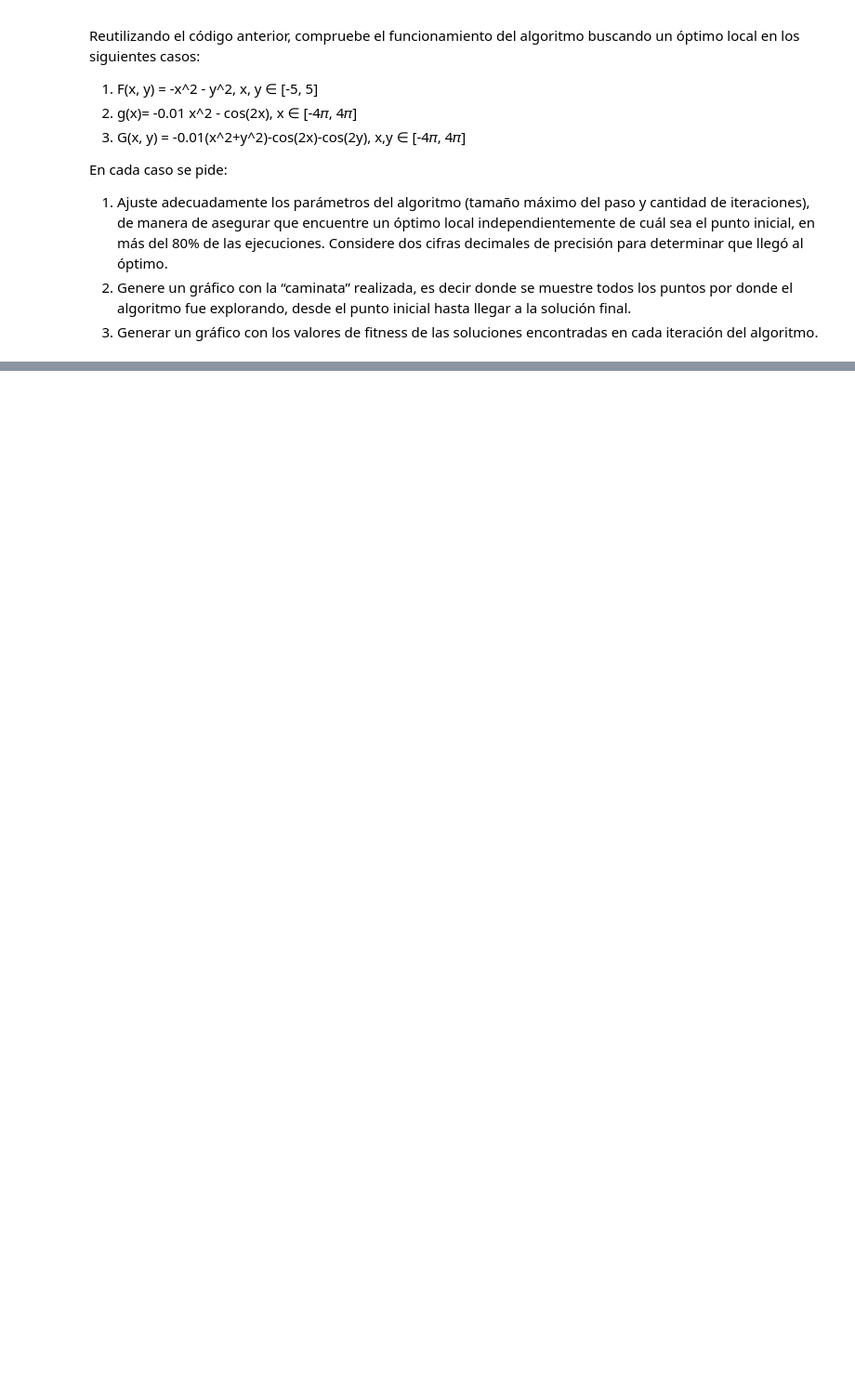
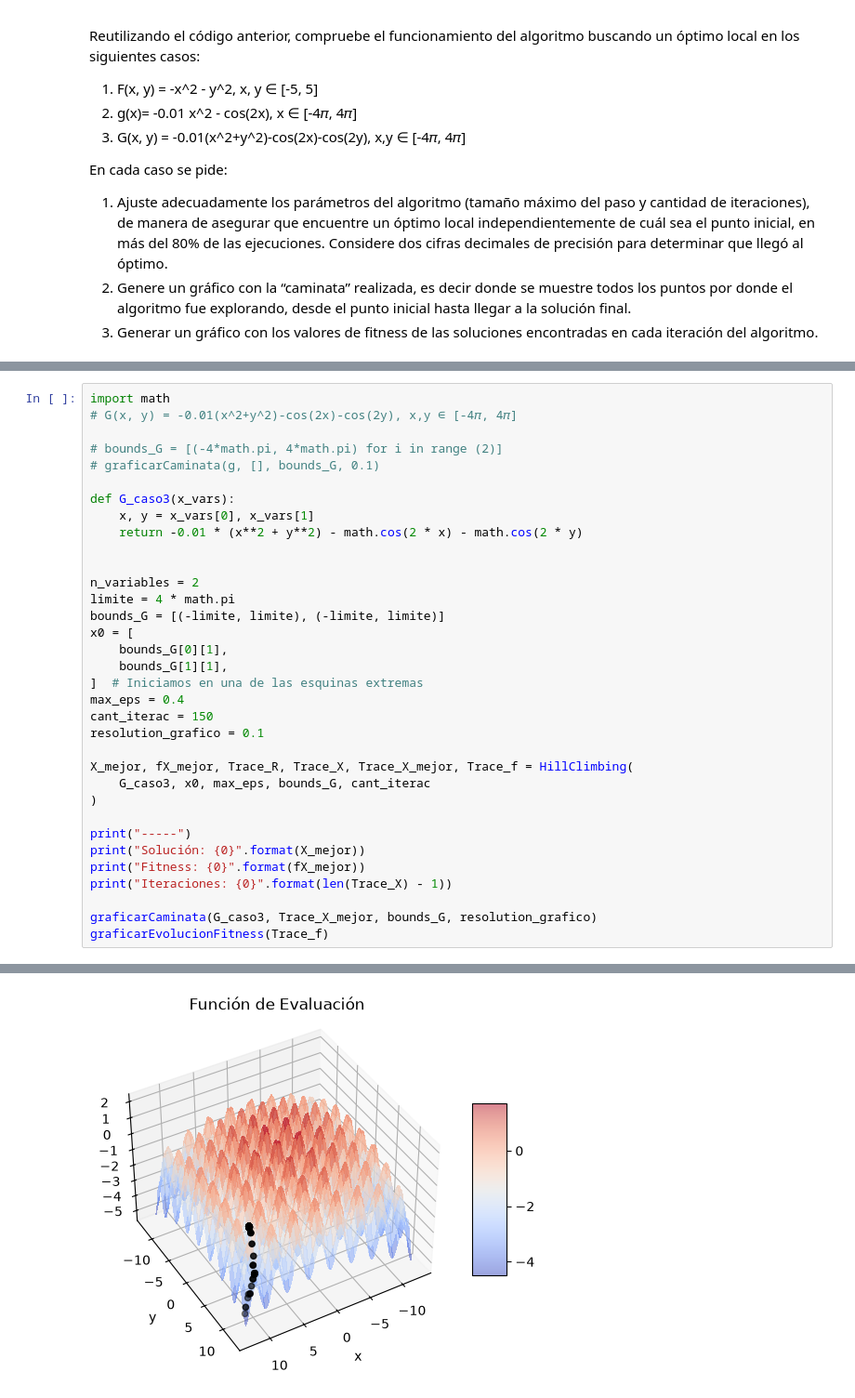
Before and after one commit to emmanuelarnedo/heur-sticas-y-algoritmos-de-optimizaci-n-gen-ticos, a Jupyter notebook: TP1_Hill_Climbing.ipynb, the cells around one changed output, grey strips where cells are left out. Shown at 93% size. Cells and saved outputs as stored; diff of their text form; blank space fills up the shorter version.

```diff
--- a/TP1_Hill_Climbing.ipynb
+++ b/TP1_Hill_Climbing.ipynb
@@ -213,0 +313,35 @@ graficarCaminata(g, [], bounds_G, 0.1)
+# %%
+import math
+# G(x, y) = -0.01(x^2+y^2)-cos(2x)-cos(2y), x,y ∈ [-4𝜋, 4𝜋]
+
+# bounds_G = [(-4*math.pi, 4*math.pi) for i in range (2)]
+# graficarCaminata(g, [], bounds_G, 0.1)
+
+def G_caso3(x_vars):
+    x, y = x_vars[0], x_vars[1]
+    return -0.01 * (x**2 + y**2) - math.cos(2 * x) - math.cos(2 * y)
+
+
+n_variables = 2
+limite = 4 * math.pi
+bounds_G = [(-limite, limite), (-limite, limite)]
+x0 = [
+    bounds_G[0][1],
+    bounds_G[1][1],
+]  # Iniciamos en una de las esquinas extremas
+max_eps = 0.4
+cant_iterac = 150
+resolution_grafico = 0.1
+
+X_mejor, fX_mejor, Trace_R, Trace_X, Trace_X_mejor, Trace_f = HillClimbing(
+    G_caso3, x0, max_eps, bounds_G, cant_iterac
+)
+
+print("-----")
+print("Solución: {0}".format(X_mejor))
+print("Fitness: {0}".format(fX_mejor))
+print("Iteraciones: {0}".format(len(Trace_X) - 1))
+
+graficarCaminata(G_caso3, Trace_X_mejor, bounds_G, resolution_grafico)
+graficarEvolucionFitness(Trace_f)
+# %% [output]
@@ -213,0 +365 @@ graficarCaminata(g, [], bounds_G, 0.1)
+[figure, added]
```
Also changed, not shown: parts of 11 cells of this notebook.
